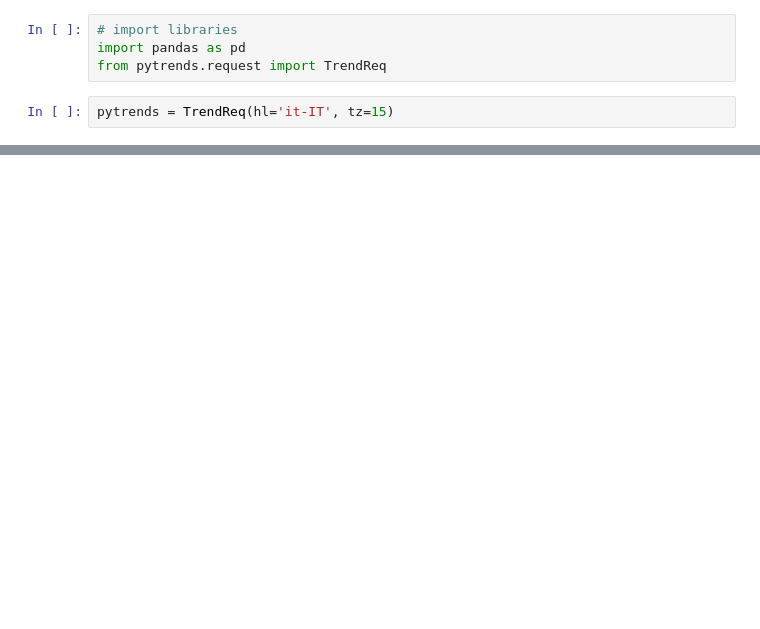
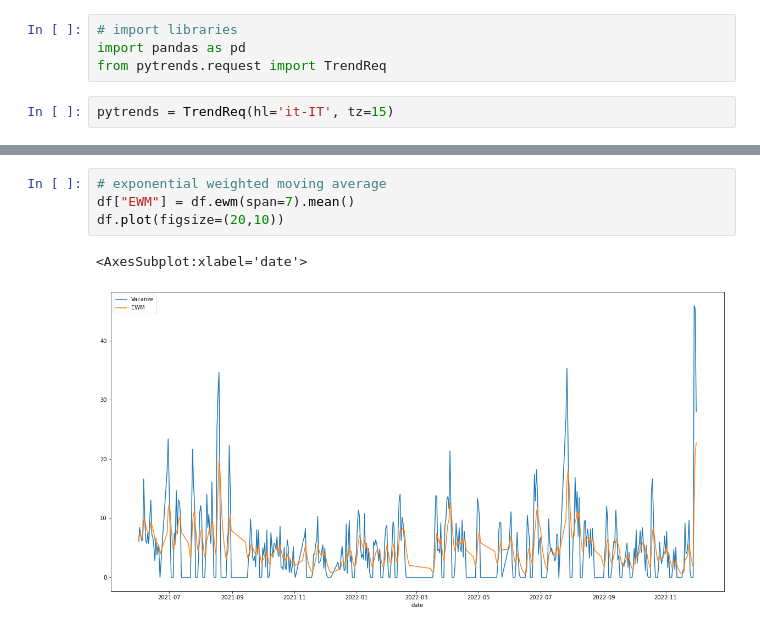
Before and after one commit to Ishikawa7/Forecasting-and-Google-Trends-API, a Jupyter notebook: get_data_from_google_trends.ipynb, the cells around one changed output, grey strips where cells are left out. Saved outputs shown, nothing was run; the diff lists cells and outputs as text; blank space fills up the shorter version.

```diff
--- a/get_data_from_google_trends.ipynb
+++ b/get_data_from_google_trends.ipynb
@@ -133,0 +137,7 @@ df
+# %%
+# exponential weighted moving average
+df["EWM"] = df.ewm(span=7).mean()
+df.plot(figsize=(20,10))
+# %% [output]
+<AxesSubplot:xlabel='date'>
+[figure, added]
```
Also changed, not shown: parts of 10 cells of this notebook, 47 other files.
